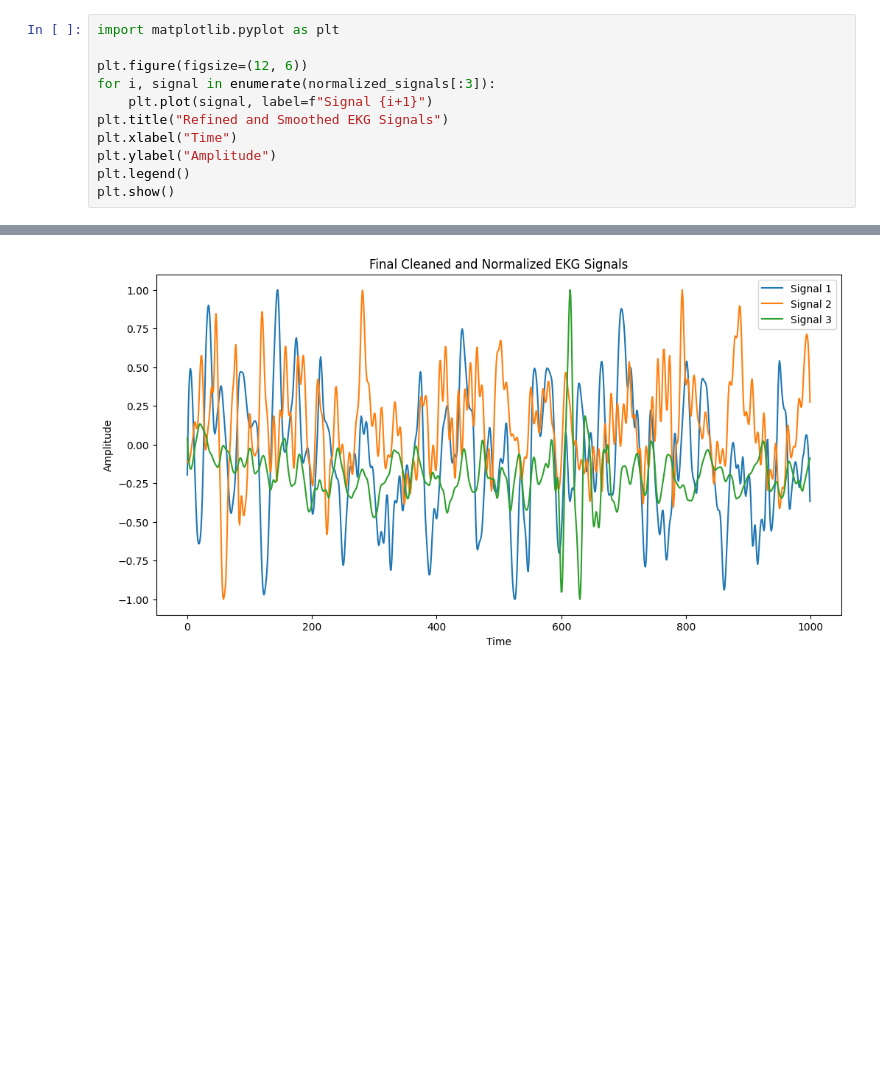
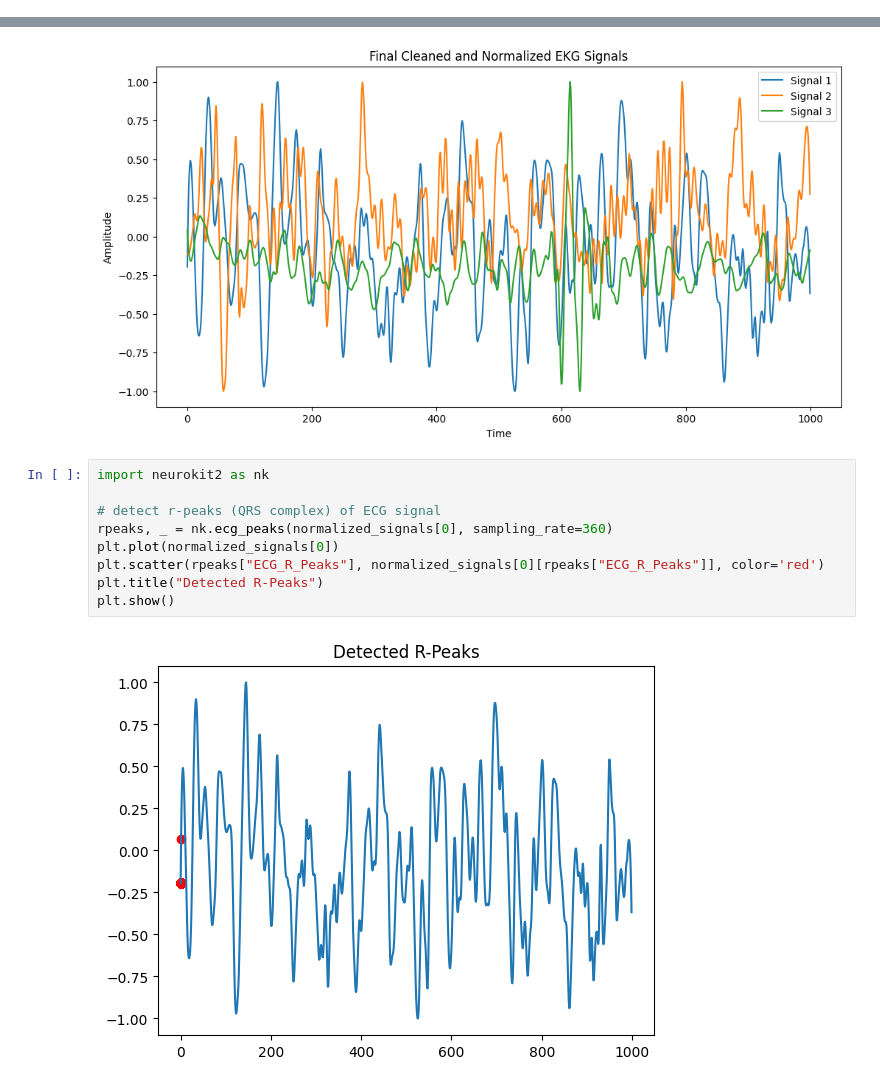
Before and after one commit to mzqan/ekg-signal-processing, a Jupyter notebook: ekg_data_preprocessing.ipynb, the cells around one changed output, grey strips where cells are left out. Cells and saved outputs as stored; diff of their text form; blank space fills up the shorter version.

Commit message:
data preprocessing pt3 - r-peak detection and plots

```diff
--- a/ekg_data_preprocessing.ipynb
+++ b/ekg_data_preprocessing.ipynb
@@ -188,14 +188,3 @@ plt.legend()
 plt.show()
 # %% [output]
 [figure]
-# %%
-import matplotlib.pyplot as plt
-
-plt.figure(figsize=(12, 6))
-for i, signal in enumerate(normalized_signals[:3]):
-    plt.plot(signal, label=f"Signal {i+1}")
-plt.title("Refined and Smoothed EKG Signals")
-plt.xlabel("Time")
-plt.ylabel("Amplitude")
-plt.legend()
-plt.show()
@@ -225,3 +212,14 @@ plt.legend()
 plt.show()
 # %% [output]
 [figure]
+# %%
+import neurokit2 as nk
+
+# detect r-peaks (QRS complex) of ECG signal
+rpeaks, _ = nk.ecg_peaks(normalized_signals[0], sampling_rate=360)
+plt.plot(normalized_signals[0])
+plt.scatter(rpeaks["ECG_R_Peaks"], normalized_signals[0][rpeaks["ECG_R_Peaks"]], color='red')
+plt.title("Detected R-Peaks")
+plt.show()
+# %% [output]
+[figure, added]
```
Also changed, not shown: parts of 13 cells of this notebook.
